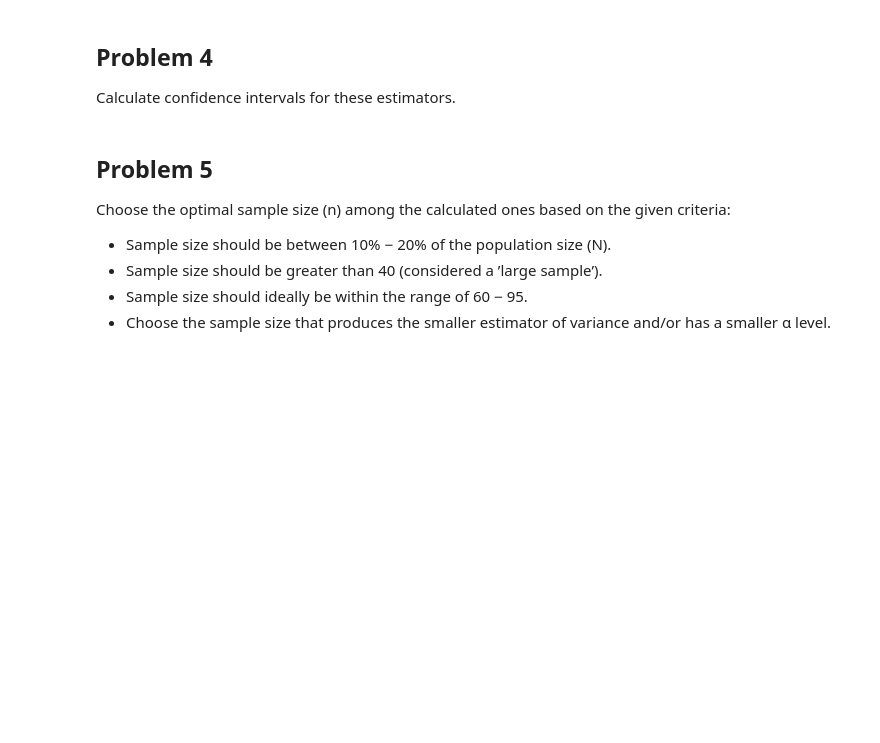
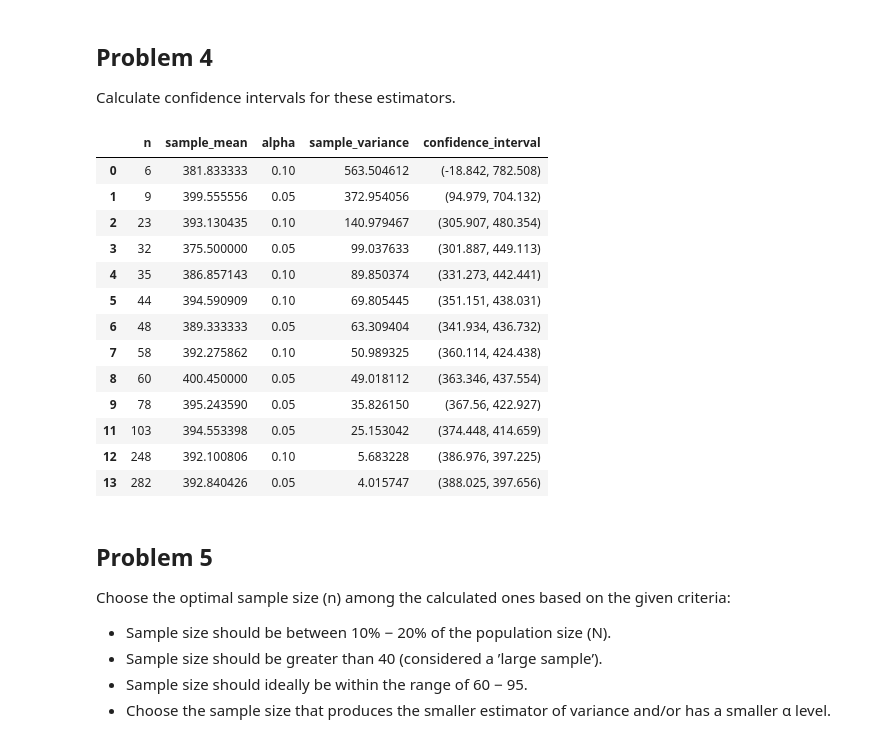
Before and after one commit to abachhu/stat440_project, a Jupyter notebook: stat440_notebook.ipynb, the cells around one changed output. Drawn from its saved outputs; the diff is of its cells as text; code cells hidden in the pictures; blank space fills up the shorter version.

```diff
--- a/stat440_notebook.ipynb
+++ b/stat440_notebook.ipynb
@@ -181,22 +181,38 @@ Calculate confidence intervals for these estimators.
 # %%
 # basically, add a column containing a tuple of lower and upper bound for each
 # of the estimators in estimate_df
 from scipy.stats import t
 
 # function applied across each row of dataframe, to calculate the CI for that
 # n value
 def calculate_interval(row):
     n = row['n'] #get length of sample
 
     # calculate the t-critical value with n -1 degrees of freedom at 1 - alpha/2
     t_crit_val = t.ppf(1 - row['alpha']/2, n - 1)
 
     # calculate the difference value to be +-'sd from sample_mean
-    difference = t_crit_val * Math.sqrt((N - n / N) * (row['sample_variance'] / n))
+    difference = t_crit_val * ((N - n / N) * (row['sample_variance'] / n)) ** 0.5
 
-    return row['sample_mean'] - difference, row['sample_mean'] + difference
+    return round(row['sample_mean'] - difference, 3), round(row['sample_mean'] + difference, 3)
 
 estimates_df['confidence_interval'] = estimates_df.apply(calculate_interval, axis=1)
+estimates_df
+# %% [output]
+|  | n | sample_mean | alpha | sample_variance | confidence_interval |
+| 0 | 6 | 381.833333 | 0.10 | 563.504612 | (-18.842, 782.508) |
+| 1 | 9 | 399.555556 | 0.05 | 372.954056 | (94.979, 704.132) |
+| 2 | 23 | 393.130435 | 0.10 | 140.979467 | (305.907, 480.354) |
+| 3 | 32 | 375.500000 | 0.05 | 99.037633 | (301.887, 449.113) |
+| 4 | 35 | 386.857143 | 0.10 | 89.850374 | (331.273, 442.441) |
+| 5 | 44 | 394.590909 | 0.10 | 69.805445 | (351.151, 438.031) |
+| 6 | 48 | 389.333333 | 0.05 | 63.309404 | (341.934, 436.732) |
+| 7 | 58 | 392.275862 | 0.10 | 50.989325 | (360.114, 424.438) |
+| 8 | 60 | 400.450000 | 0.05 | 49.018112 | (363.346, 437.554) |
+| 9 | 78 | 395.243590 | 0.05 | 35.826150 | (367.56, 422.927) |
+| 11 | 103 | 394.553398 | 0.05 | 25.153042 | (374.448, 414.659) |
+| 12 | 248 | 392.100806 | 0.10 | 5.683228 | (386.976, 397.225) |
+| 13 | 282 | 392.840426 | 0.05 | 4.015747 | (388.025, 397.656) |
 # %% [markdown]
 ## Problem 5
 Choose the optimal sample size (n) among the calculated ones based on the given criteria:
```
Also changed, not shown: parts of 5 cells of this notebook.
